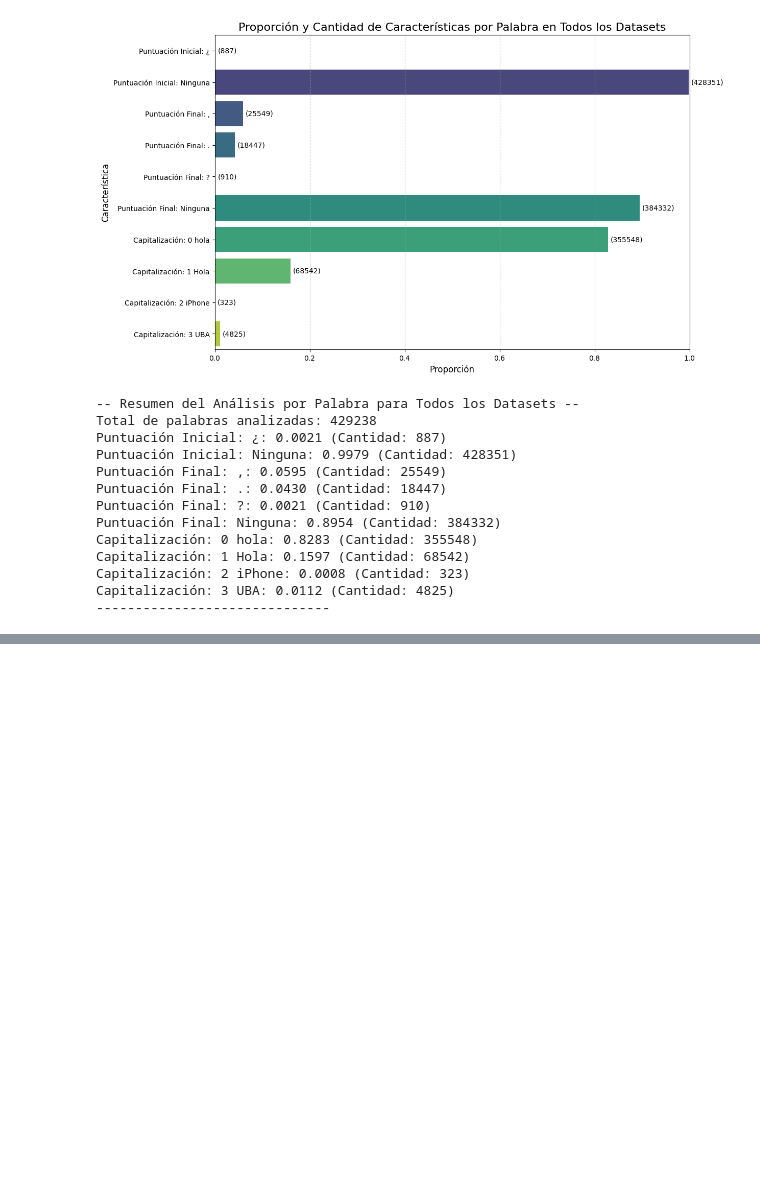
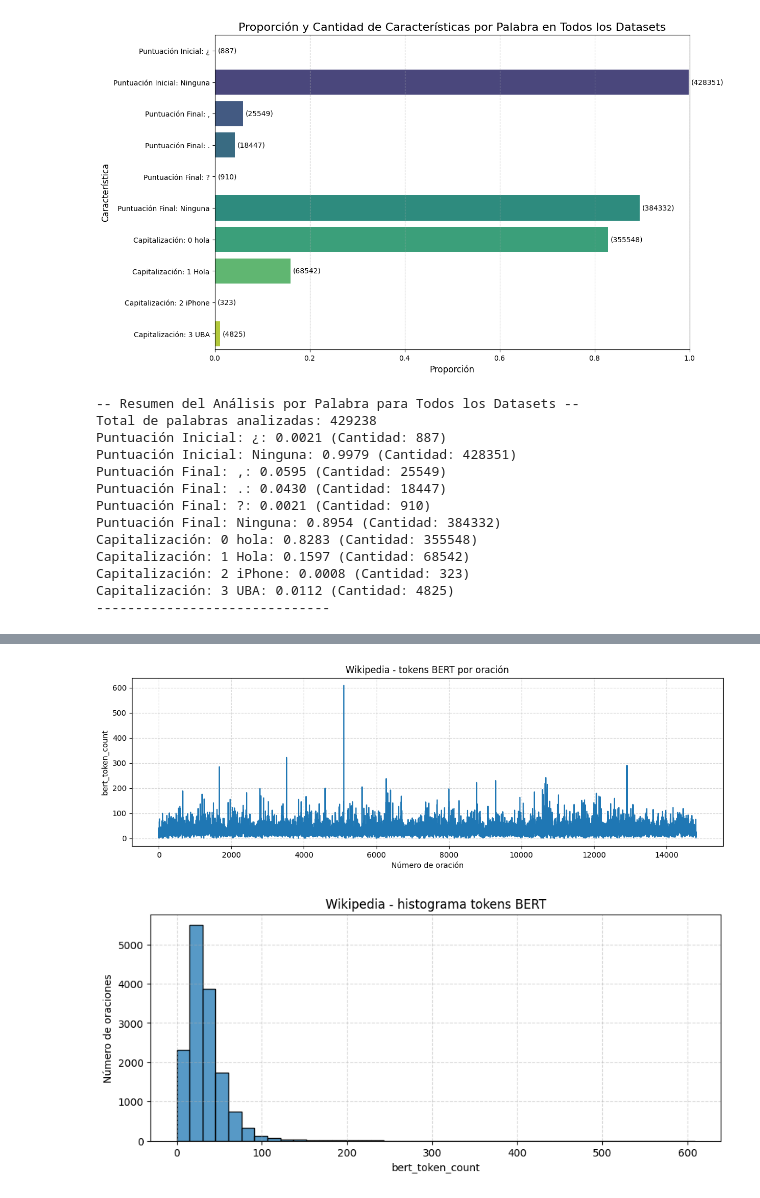
Before and after one commit to martinBmeza/punctcapBERT, a Jupyter notebook: notebooks/TPAA2_AnalisisDatasets.ipynb, the cells around one changed output, grey strips where cells are left out. Drawn from its saved outputs; the diff is of its cells as text; code cells hidden in the pictures; blank space fills up the shorter version.

```diff
--- a/notebooks/TPAA2_AnalisisDatasets.ipynb
+++ b/notebooks/TPAA2_AnalisisDatasets.ipynb
@@ -487,0 +576,6 @@ Capitalización: 3 UBA: 0.0112 (Cantidad: 4825)
+# %%
+plot_line(df_wiki, col='bert_token_count', title='Wikipedia - tokens BERT por oración')
+plot_hist(df_wiki, col='bert_token_count', title='Wikipedia - histograma tokens BERT')
+# %% [output]
+[figure, added]
+[figure, added]
```
Also changed, not shown: parts of 10 cells of this notebook.
